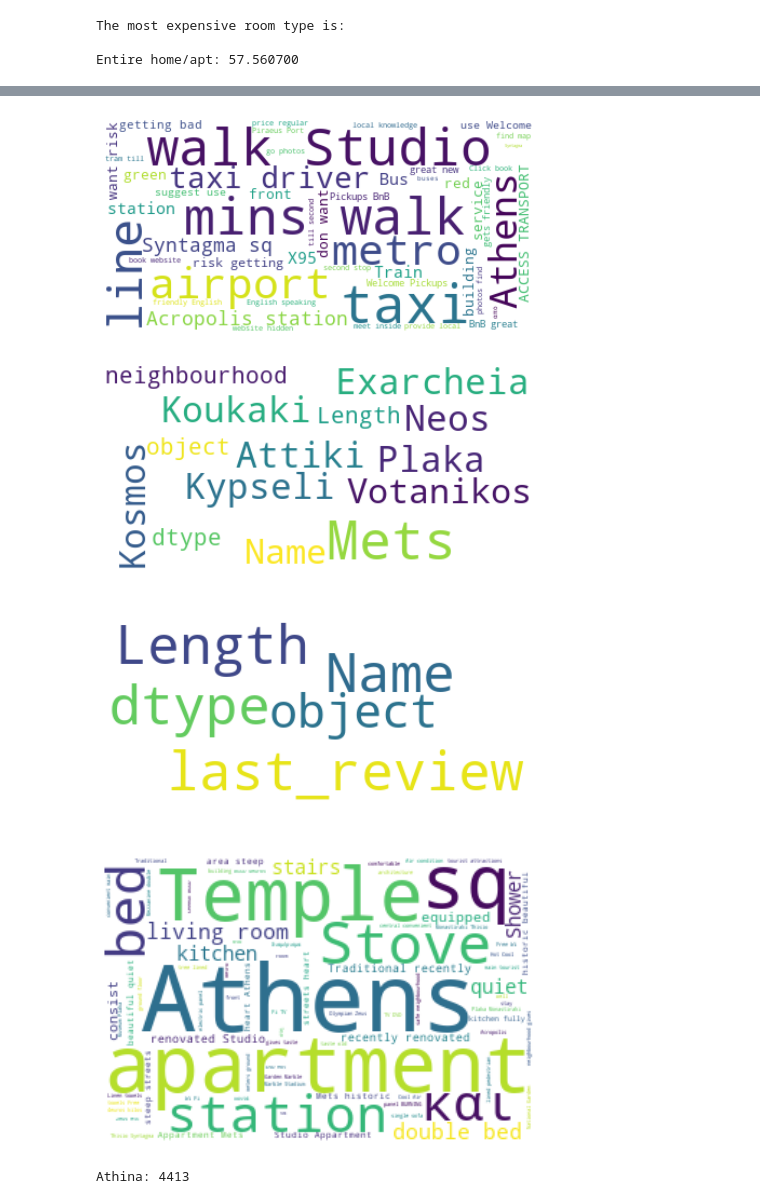
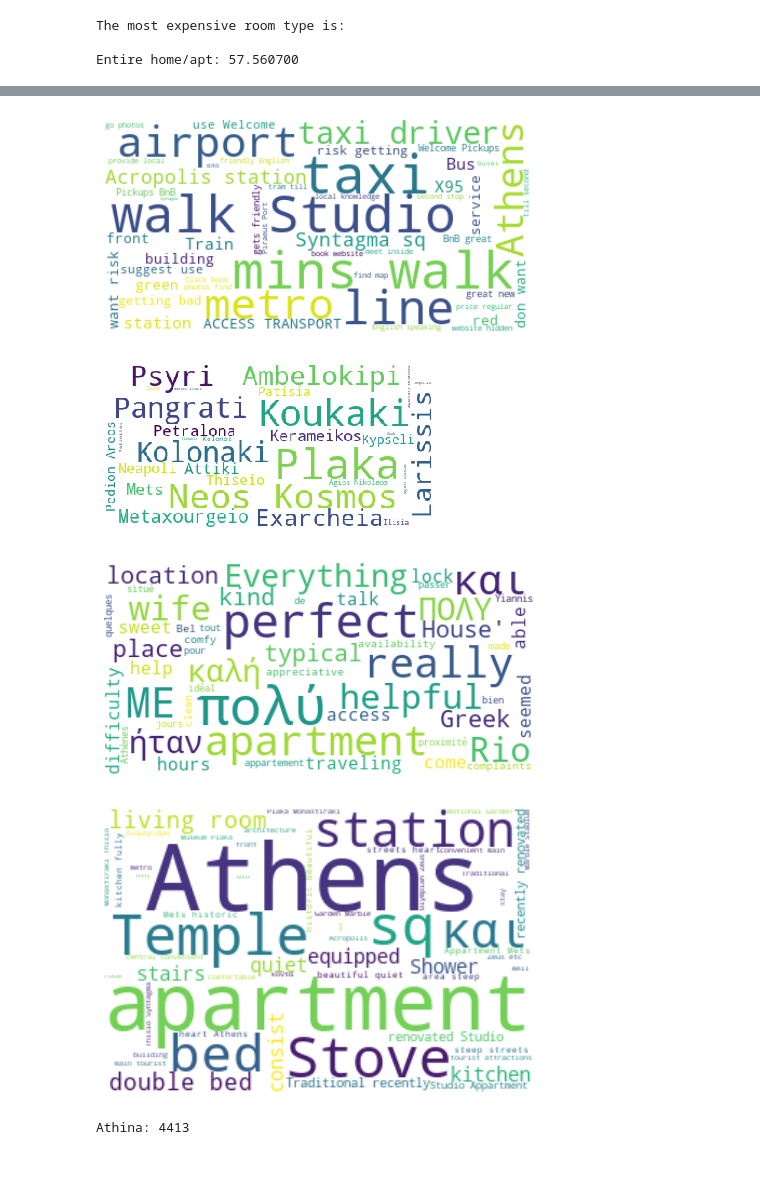
Before and after one commit to GiannisTzierakis/dataMining, a Jupyter notebook: PRJ1.ipynb, the cells around one changed output, grey strips where cells are left out. Saved outputs shown, nothing was run; the diff lists cells and outputs as text; code cells hidden in the pictures; blank space fills up the shorter version.

```diff
--- a/PRJ1.ipynb
+++ b/PRJ1.ipynb
@@ -1,6 +1,11 @@
 # %%
 import pandas as pd
 import numpy as np
+import nltk
+from sklearn.feature_extraction.text import CountVectorizer, TfidfVectorizer
+from nltk.corpus import stopwords
+from nltk.tokenize import word_tokenize
+import re
 import os
 import sys
 import matplotlib.pyplot as plt
@@ -8,9 +13,9 @@ import folium as fm
 from wordcloud import WordCloud, STOPWORDS, ImageColorGenerator
 %matplotlib inline
 
-path1 = r'C:\Users\pltzi\Desktop\data mining\data\april'
-path2 = r'C:\Users\pltzi\Desktop\data mining\data\febrouary'
-path3 = r'C:\Users\pltzi\Desktop\data mining\data\march'
+path1 = r'D:\DIT\Python Programs\DataMining\data\april'
+path2 = r'D:\DIT\Python Programs\DataMining\data\febrouary'
+path3 = r'D:\DIT\Python Programs\DataMining\data\march'
 df1=pd.read_csv(path1+"\\"+"listings.csv",usecols=[
 'id',
 'zipcode',
@@ -119,8 +124,8 @@ df3['month'].fillna('March', inplace = True)
 df = df1.append(df2)
 df = df.append(df3)
 df.drop_duplicates(inplace=True)
+df=df.dropna(axis=0, how="any")
 df.to_csv('train.csv', index=False, header=True)
-df=df.dropna(axis=0, how="any")
 
 new_df=df.copy()
 new_df.drop_duplicates(inplace=True,subset="id")
@@ -275,7 +297,7 @@ plt.axis("off")
 plt.tight_layout(pad=0)
 plt.show()
 # %% [output]
-[figure, old version]
+[figure, new version]
 # %%
 #create word cloud for neighbourhood
 comment_words = ' '
@@ -302,19 +324,39 @@ plt.imshow(wordcloud)
 plt.axis("off")
 plt.show()
 # %% [output]
-[figure, old version]
+[figure, new version]
 # %%
 #create word cloud for last_review
-text = df['last_review']
+temp_df=df.copy()
+rev_path1 = r'D:\DIT\Python Programs\DataMining\data\april\reviews.csv'
+rev_path2 = r'D:\DIT\Python Programs\DataMining\data\febrouary\reviews.csv'
+rev_path3 = r'D:\DIT\Python Programs\DataMining\data\march\reviews.csv'
+
+rev_df1=pd.read_csv(rev_path1)
+rev_df2=pd.read_csv(rev_path2)
+rev_df3=pd.read_csv(rev_path3)
+
+rev_df = rev_df1.append(rev_df2)
+rev_df = rev_df.append(rev_df3)
+rev_df.drop_duplicates(inplace=True)
+rev_df=rev_df.dropna(axis=0, how="any")
+rev_df.to_csv('rev.csv', index=False, header=True)
+
+temp_df=temp_df.rename(columns={'id':'listing_id'})
+temp_df=temp_df.rename(columns={'last_review':'date'})
+merged=pd.merge(temp_df,rev_df,on=['listing_id','date'])
+merged.to_csv('merged.csv', index=False, header=True)
+
+text = merged['comments'].values
 # Create and generate a word cloud image:
 wordcloud = WordCloud(stopwords=STOPWORDS ,max_font_size=50, max_words=50, background_color="white").generate(str(text))
 # Display the generated image:
 plt.imshow(wordcloud, interpolation='bilinear')
 plt.axis("off")
 plt.tight_layout(pad=0)
 plt.show()
 # %% [output]
-[figure, old version]
+[figure, new version]
 # %%
 text = df['description'].values
 # Create and generate a word cloud image:
@@ -325,7 +367,7 @@ plt.axis("off")
 plt.tight_layout(pad=0)
 plt.show()
 # %% [output]
-[figure, old version]
+[figure, new version]
 # %%
 #Question 1.12
 # %%
```
Also changed, not shown: parts of 9 cells of this notebook.
